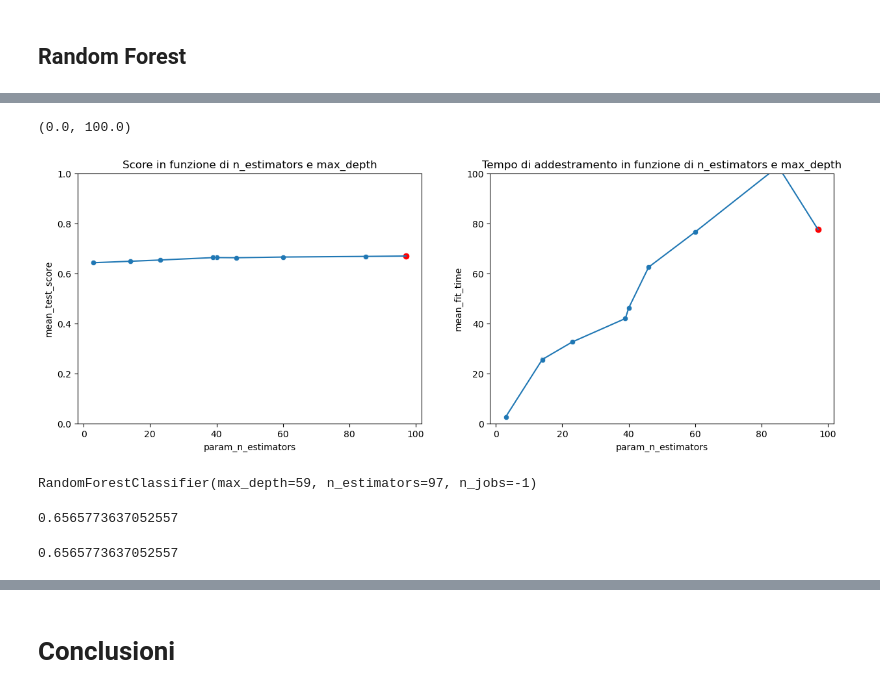
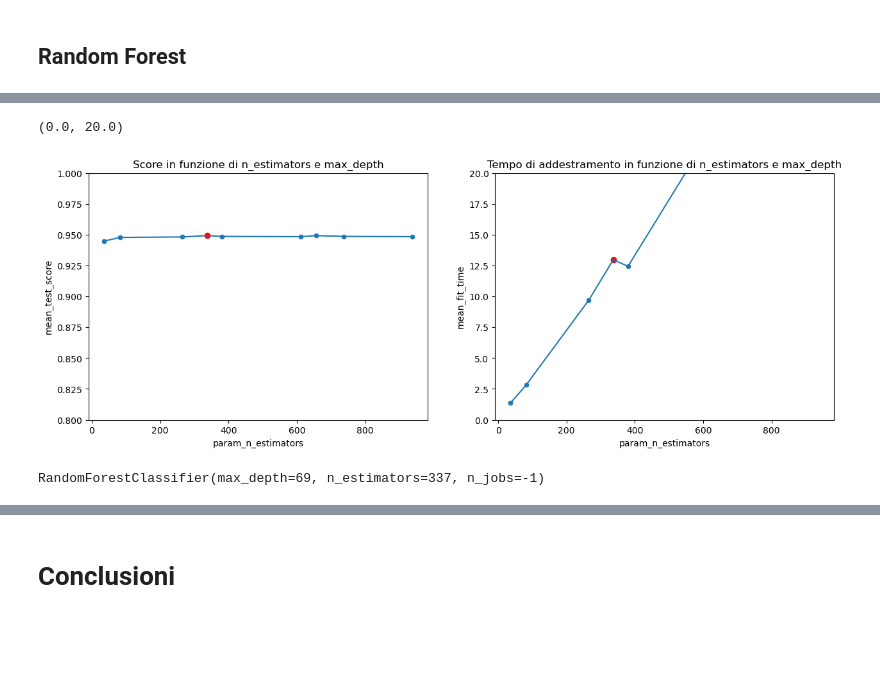
Before and after one commit to AngeloLongano/classification_PneumoniaMNIST, a Jupyter notebook: analysis.ipynb, the cells around one changed output, grey strips where cells are left out. Drawn from its saved outputs; the diff is of its cells as text; code cells hidden in the pictures; blank space fills up the shorter version.

```diff
--- a/analysis.ipynb
+++ b/analysis.ipynb
@@ -155,7 +115,7 @@ Name: count, dtype: int64
 # %% [markdown]
 ## Minimi vicini
 # %%
-grid = RandomizedSearchCV(KNeighborsClassifier(n_jobs=-1), {'n_neighbors': range(1, 100)}, n_iter=10, n_jobs=-1,)
-search_params = grid.fit(X_train_scaled, Y_train_binary)
+grid = RandomizedSearchCV(KNeighborsClassifier(n_jobs=-1), {'n_neighbors': range(1, 1000)}, n_iter=10, n_jobs=-1,random_state=0)
+search_params = grid.fit(X_train, Y_train)
 search_params.best_params_
 # %% [output]
@@ -189,11 +145,12 @@ sns.lineplot(data=df, x='param_n_neighbors', y='mean_test_score', ax=ax[0]).set_
 sns.scatterplot(data=df, x='param_n_neighbors', y='mean_test_score', ax=ax[0])
 # visualizza in rosso il miglior modello
 best = df.iloc[0]
+best_n_neighbors = best.param_n_neighbors
 ax[0].scatter(best.param_n_neighbors, best.mean_test_score, color='red')
-ax[0].set_ylim(0,1)
+ax[0].set_ylim(0.8,1)
 
 sns.lineplot(data=df, x='param_n_neighbors', y='mean_score_time', ax=ax[1]).set_title('Tempo di predizione in funzione di n_neighbors')
 sns.scatterplot(data=df, x='param_n_neighbors', y='mean_score_time', ax=ax[1])
 ax[1].scatter(best.param_n_neighbors, best.mean_score_time, color='red')
-ax[1].set_ylim(0,100)
+ax[1].set_ylim(0,1)
 # %% [output]
@@ -202,4 +159,4 @@ ax[1].set_ylim(0,100)
 # %%
-cls = KNeighborsClassifier(n_neighbors=64, n_jobs=-1)
-cls.fit(X_train_scaled, Y_train_binary)
+cls = KNeighborsClassifier(n_neighbors=best_n_neighbors,n_jobs=-1)
+cls.fit(X_train, Y_train)
 # %% [output]
@@ -234,6 +166,6 @@ ConfusionMatrixDisplay(confusion_matrix(Y_test_binary, y_pred_binary_kn)).plot()
 # %% [markdown]
 ## Random Forest
 # %%
-grid = RandomizedSearchCV(RandomForestClassifier(n_jobs=-1), {'n_estimators': range(1, 100), 'max_depth': range(1,100)}, n_iter=10, n_jobs=-1,random_state=0)
-search_params = grid.fit(X_train_scaled, Y_train_binary)
+grid = RandomizedSearchCV(RandomForestClassifier(n_jobs=-1,random_state=0), {'n_estimators': range(1, 1000), 'max_depth': range(1,100)}, n_iter=10, n_jobs=-1,random_state=0)
+search_params = grid.fit(X_train, Y_train)
 search_params.best_params_
@@ -258,27 +192,25 @@ df[["rank_test_score","param_n_estimators","param_max_depth","mean_fit_time","me
 # %%
 fig, ax = plt.subplots(ncols=2, figsize=(15,5))
 
 sns.lineplot(data=df, x='param_n_estimators', y='mean_test_score', ax=ax[0]).set_title('Score in funzione di n_estimators e max_depth')
 sns.scatterplot(data=df, x='param_n_estimators', y='mean_test_score', ax=ax[0])
 # visualizza in rosso il miglior modello
 best = df.iloc[0]
+best_n_estimators = best.param_n_estimators
+best_max_depth = best.param_max_depth
 ax[0].scatter(best.param_n_estimators, best.mean_test_score, color='red')
-ax[0].set_ylim(0,1)
+ax[0].set_ylim(0.8,1)
 
 sns.lineplot(data=df, x='param_n_estimators', y='mean_fit_time', ax=ax[1]).set_title('Tempo di addestramento in funzione di n_estimators e max_depth')
 sns.scatterplot(data=df, x='param_n_estimators', y='mean_fit_time', ax=ax[1])
 ax[1].scatter(best.param_n_estimators, best.mean_fit_time, color='red')
-ax[1].set_ylim(0,100)
+ax[1].set_ylim(0,20)
 # %% [output]
-(0.0, 100.0)
+(0.0, 20.0)
-[figure, old version]
+[figure, new version]
 # %%
-cls = RandomForestClassifier(n_estimators= 97, max_depth=59, n_jobs=-1)
-cls.fit(X_train_scaled, Y_train_binary)
+cls = RandomForestClassifier(n_estimators=best_n_estimators, max_depth=best_max_depth, n_jobs=-1)
+cls.fit(X_train, Y_train)
 # %% [output]
-RandomForestClassifier(max_depth=59, n_estimators=97, n_jobs=-1)
+RandomForestClassifier(max_depth=69, n_estimators=337, n_jobs=-1)
-# %%
-cls.score(X_test_scaled, Y_test_binary)
-# %% [output]
-0.6565773637052557
 # %%
@@ -286,4 +217,0 @@ y_pred_binary = cls.predict(X_test_scaled)
-# %%
-accuracy_score(Y_test_binary, y_pred_binary)
-# %% [output]
-0.6565773637052557
```
Also changed, not shown: parts of 125 cells of this notebook, 1 other file.
